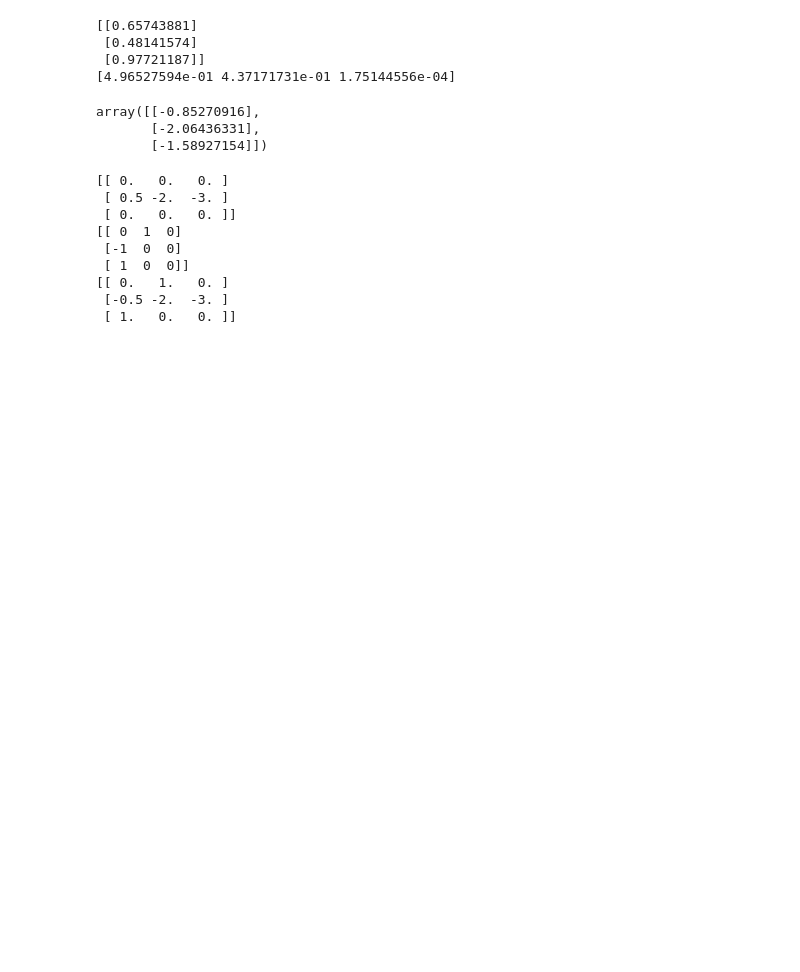
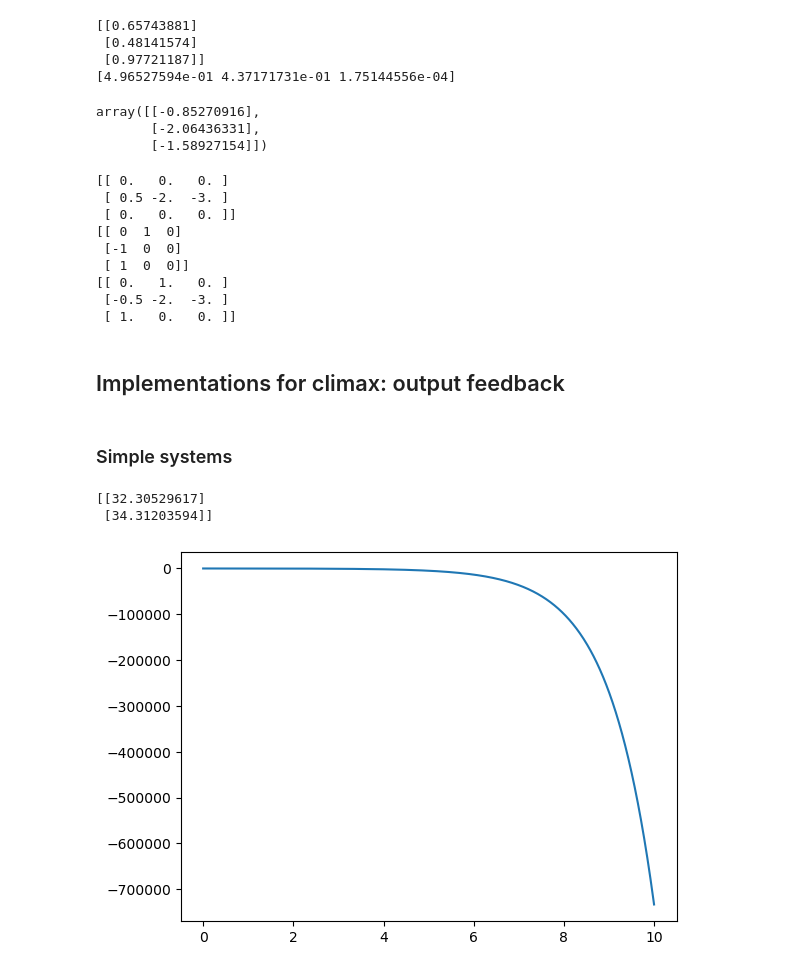
Before and after one commit to medjaijedi/MAS_Final_Project, a Jupyter notebook: constant_outputtracking_constdist.ipynb, the cells around one changed output. Saved outputs shown, nothing was run; the diff lists cells and outputs as text; code cells hidden in the pictures; blank space fills up the shorter version.

```diff
--- a/constant_outputtracking_constdist.ipynb
+++ b/constant_outputtracking_constdist.ipynb
@@ -24,6 +24,2 @@ np.shape(A)
 [0 1]
 (2, 2)
-# %%
-x = xdot(A,B1,B2,x0,w,u)
-print(x)
-print(np.squeeze(np.asarray(x)))
@@ -200,3 +195,5 @@ print(Ahat + B2hat.dot(K.reshape(1,3)))
 [[ 0.   1.   0. ]
  [-0.5 -2.  -3. ]
  [ 1.   0.   0. ]]
+# %% [markdown]
+## Implementations for climax: output feedback <a name ="Output Feedback control"></a>
@@ -202,0 +206,25 @@ print(Ahat + B2hat.dot(K.reshape(1,3)))
+# %% [markdown]
+### Simple systems
+# %%
+#system definition and initial vector initialization
+A = np.array([[0,1],[1,0]])
+B = np.array([[0],[1]])
+C = np.array([-2,1])
+x0 = np.random.rand(2,1)*37
+print(x0)
+# %% [output]
+[[32.30529617]
+ [34.31203594]]
+# %%
+#first lets simulate the uncontrolled system to observe its behaviour:
+def xdotunctrl(t,x,A):
+    return A.dot(x)
+def unctrloutput(C,x):
+    return C.dot(x)
+# %%
+x_t = integrate.solve_ivp(xdotunctrl,t_span=[0,10],y0=x0.reshape(2),args=[A],t_eval=np.linspace(0,10,1000),vectorized=True)
+y = -2*x_t.y[0] + x_t.y[1]
+plt.plot(x_t.t,y)
+plt.show()
+# %% [output]
+[figure, added]
```
Also changed, not shown: parts of 5 cells of this notebook, 1 other file.
